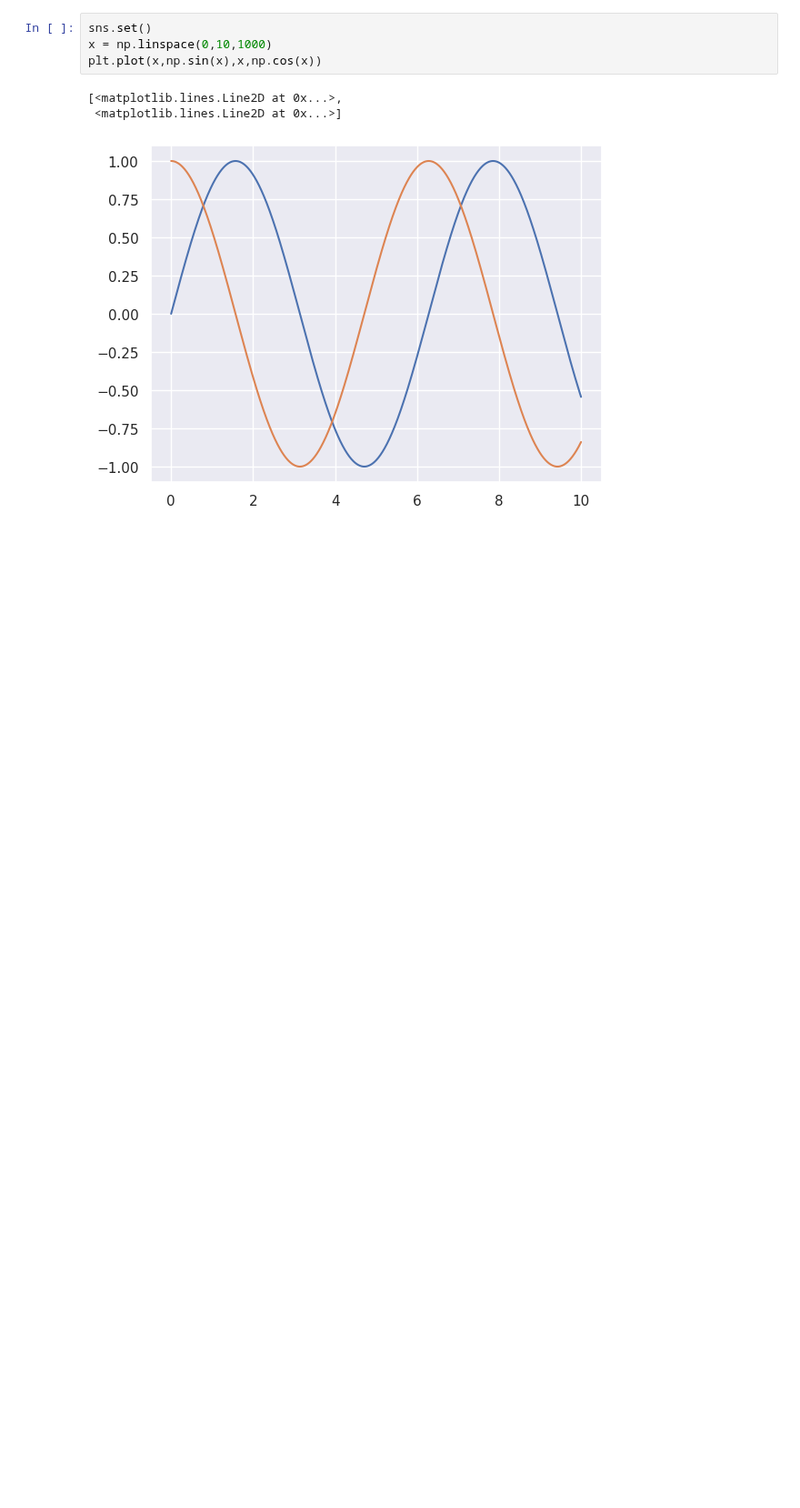
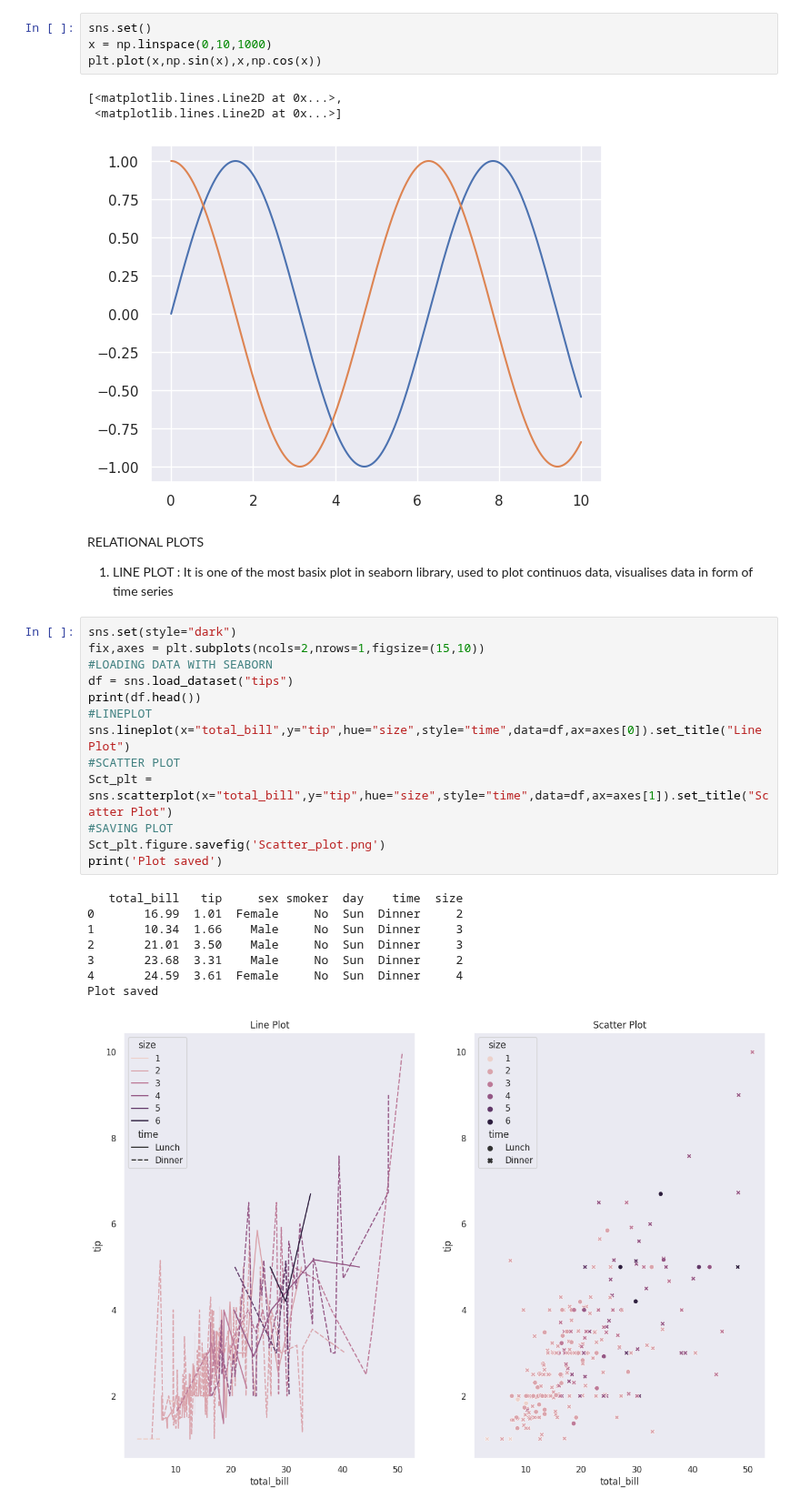
Before and after one commit to Sath2003/DAV, a Jupyter notebook: LABSHEET - 7.ipynb, the cells around one changed output. Shown at 91% size. Cells and saved outputs as stored; diff of their text form; blank space fills up the shorter version.

```diff
--- a/LABSHEET - 7.ipynb
+++ b/LABSHEET - 7.ipynb
@@ -40,3 +40,28 @@ plt.plot(x,np.sin(x),x,np.cos(x))
 [<matplotlib.lines.Line2D at 0x...>,
  <matplotlib.lines.Line2D at 0x...>]
 [figure]
+# %% [markdown]
+RELATIONAL PLOTS
+1. LINE PLOT : It is one of the most basix plot in seaborn library, used to plot continuos data, visualises data in form of time series
+# %%
+sns.set(style="dark")
+fix,axes = plt.subplots(ncols=2,nrows=1,figsize=(15,10))
+#LOADING DATA WITH SEABORN
+df = sns.load_dataset("tips")
+print(df.head())
+#LINEPLOT
+sns.lineplot(x="total_bill",y="tip",hue="size",style="time",data=df,ax=axes[0]).set_title("Line Plot")
+#SCATTER PLOT
+Sct_plt = sns.scatterplot(x="total_bill",y="tip",hue="size",style="time",data=df,ax=axes[1]).set_title("Scatter Plot")
+#SAVING PLOT
+Sct_plt.figure.savefig('Scatter_plot.png')
+print('Plot saved')
+# %% [output]
+   total_bill   tip     sex smoker  day    time  size
+0       16.99  1.01  Female     No  Sun  Dinner     2
+1       10.34  1.66    Male     No  Sun  Dinner     3
+2       21.01  3.50    Male     No  Sun  Dinner     3
+3       23.68  3.31    Male     No  Sun  Dinner     2
+4       24.59  3.61  Female     No  Sun  Dinner     4
+Plot saved
+[figure, added]
```
Also changed, not shown: 1 other file.
